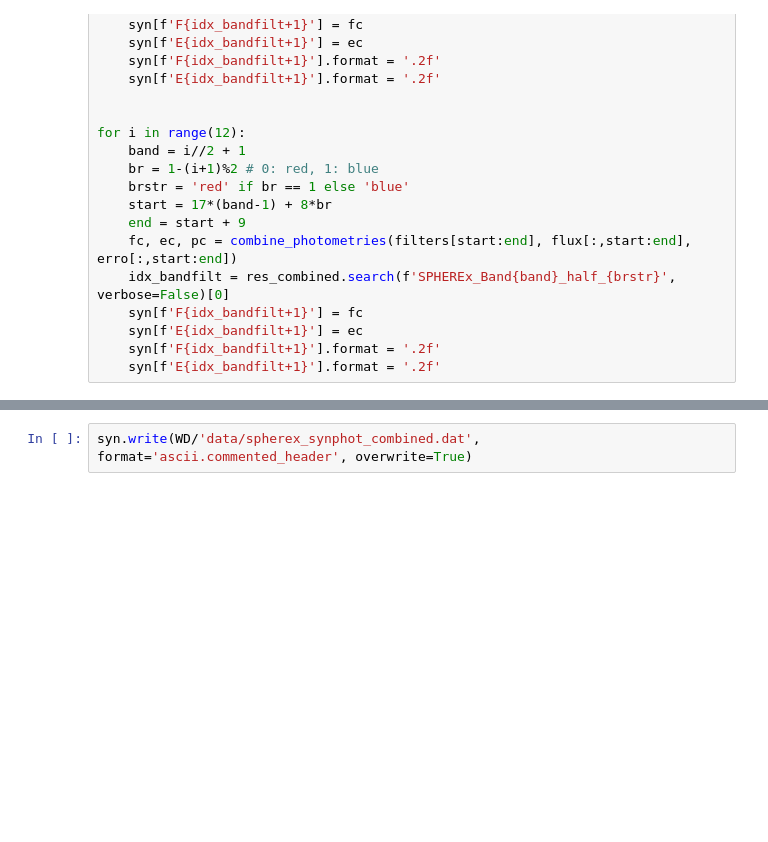
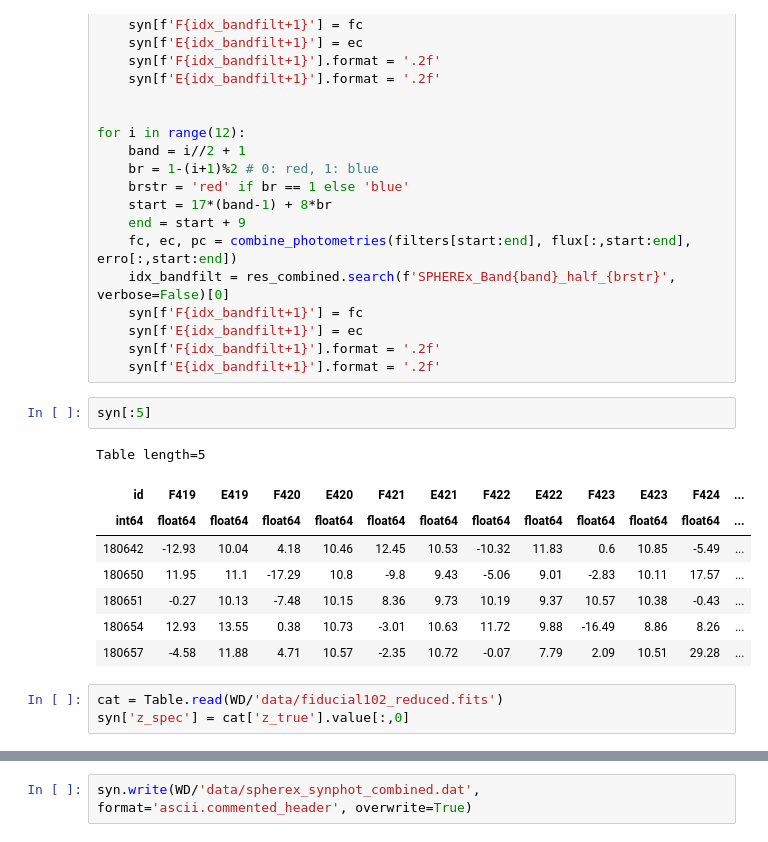
Before and after one commit to hbahk/spherex-challenge, a Jupyter notebook: challenge/combine_spherex_phot.ipynb, the cells around one changed output, grey strips where cells are left out. Saved outputs shown, nothing was run; the diff lists cells and outputs as text; blank space fills up the shorter version.

```diff
--- a/challenge/combine_spherex_phot.ipynb
+++ b/challenge/combine_spherex_phot.ipynb
@@ -302,3 +302,17 @@ for i in range(12):
     syn[f'E{idx_bandfilt+1}'] = ec
     syn[f'F{idx_bandfilt+1}'].format = '.2f'
     syn[f'E{idx_bandfilt+1}'].format = '.2f'
+# %%
+syn[:5]
+# %% [output]
+Table length=5
+| id | F419 | E419 | F420 | E420 | F421 | E421 | F422 | E422 | F423 | E423 | F424 | ... |
+| int64 | float64 | float64 | float64 | float64 | float64 | float64 | float64 | float64 | float64 | float64 | float64 | ... |
+| 180642 | -12.93 | 10.04 | 4.18 | 10.46 | 12.45 | 10.53 | -10.32 | 11.83 | 0.6 | 10.85 | -5.49 | ... |
+| 180650 | 11.95 | 11.1 | -17.29 | 10.8 | -9.8 | 9.43 | -5.06 | 9.01 | -2.83 | 10.11 | 17.57 | ... |
+| 180651 | -0.27 | 10.13 | -7.48 | 10.15 | 8.36 | 9.73 | 10.19 | 9.37 | 10.57 | 10.38 | -0.43 | ... |
+| 180654 | 12.93 | 13.55 | 0.38 | 10.73 | -3.01 | 10.63 | 11.72 | 9.88 | -16.49 | 8.86 | 8.26 | ... |
+| 180657 | -4.58 | 11.88 | 4.71 | 10.57 | -2.35 | 10.72 | -0.07 | 7.79 | 2.09 | 10.51 | 29.28 | ... |
+# %%
+cat = Table.read(WD/'data/fiducial102_reduced.fits')
+syn['z_spec'] = cat['z_true'].value[:,0]
```
Also changed, not shown: parts of 4 cells of this notebook, 3 other files.
